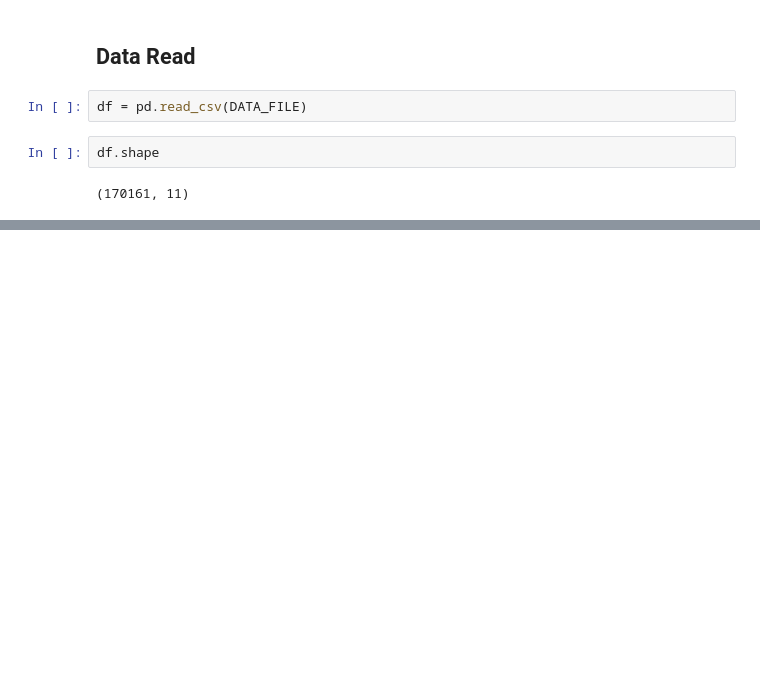
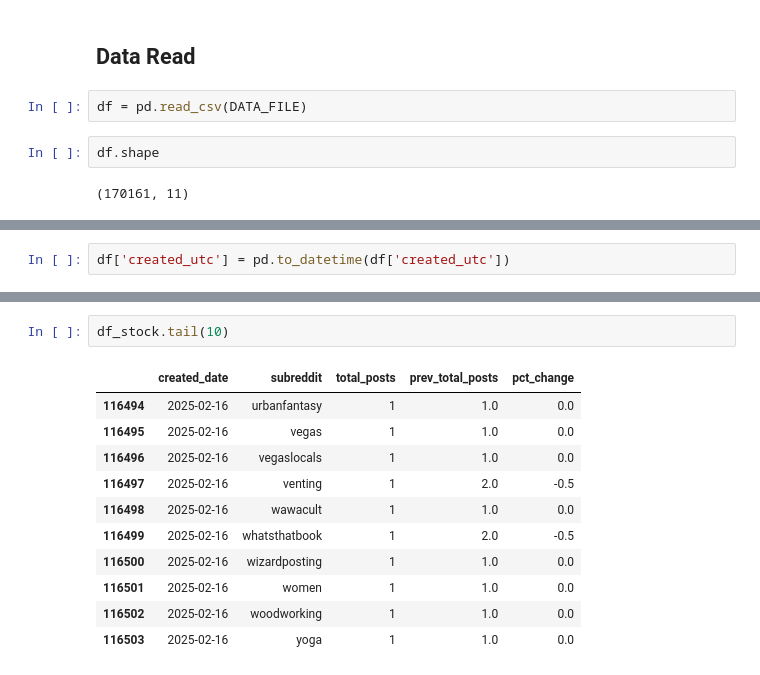
Before and after one commit to shahp7575/reddit_coffee_dashboard, a Jupyter notebook: notebooks/data_model.ipynb, the cells around one changed output, grey strips where cells are left out. Drawn from its saved outputs; the diff is of its cells as text; blank space fills up the shorter version.

```diff
--- a/notebooks/data_model.ipynb
+++ b/notebooks/data_model.ipynb
@@ -25,0 +43,2 @@ df.head()
+# %%
+df['created_utc'] = pd.to_datetime(df['created_utc'])
@@ -25,0 +128,14 @@ df.head()
+# %%
+df_stock.tail(10)
+# %% [output]
+|  | created_date | subreddit | total_posts | prev_total_posts | pct_change |
+| 116494 | 2025-02-16 | urbanfantasy | 1 | 1.0 | 0.0 |
+| 116495 | 2025-02-16 | vegas | 1 | 1.0 | 0.0 |
+| 116496 | 2025-02-16 | vegaslocals | 1 | 1.0 | 0.0 |
+| 116497 | 2025-02-16 | venting | 1 | 2.0 | -0.5 |
+| 116498 | 2025-02-16 | wawacult | 1 | 1.0 | 0.0 |
+| 116499 | 2025-02-16 | whatsthatbook | 1 | 2.0 | -0.5 |
+| 116500 | 2025-02-16 | wizardposting | 1 | 1.0 | 0.0 |
+| 116501 | 2025-02-16 | women | 1 | 1.0 | 0.0 |
+| 116502 | 2025-02-16 | woodworking | 1 | 1.0 | 0.0 |
+| 116503 | 2025-02-16 | yoga | 1 | 1.0 | 0.0 |
```
Also changed, not shown: parts of 25 cells of this notebook.
